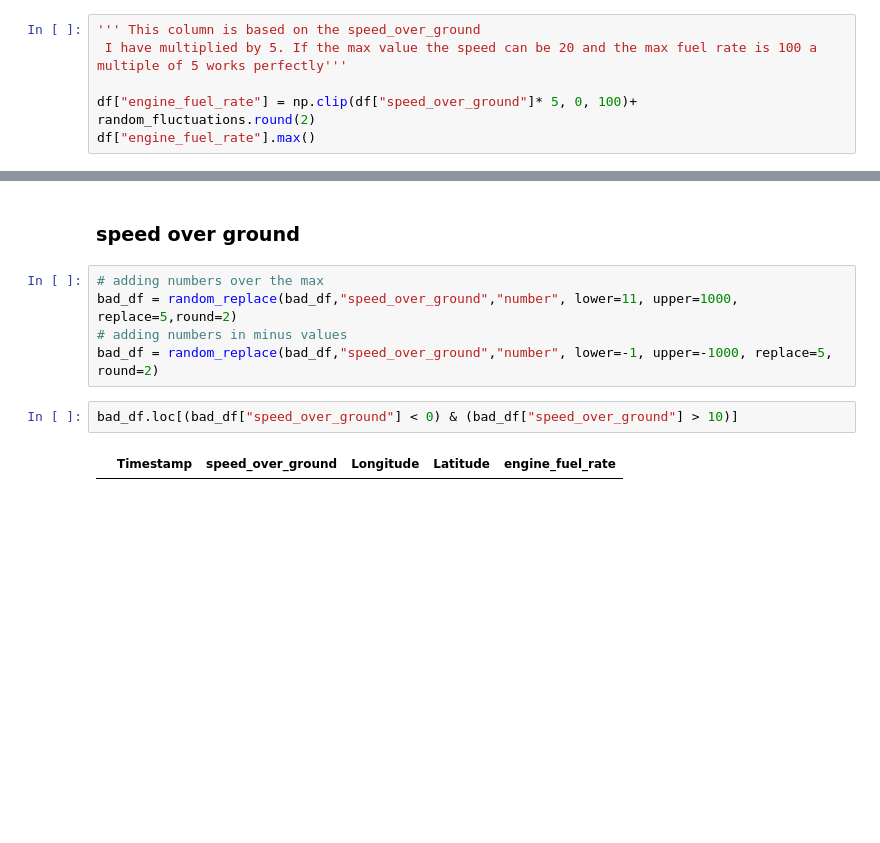
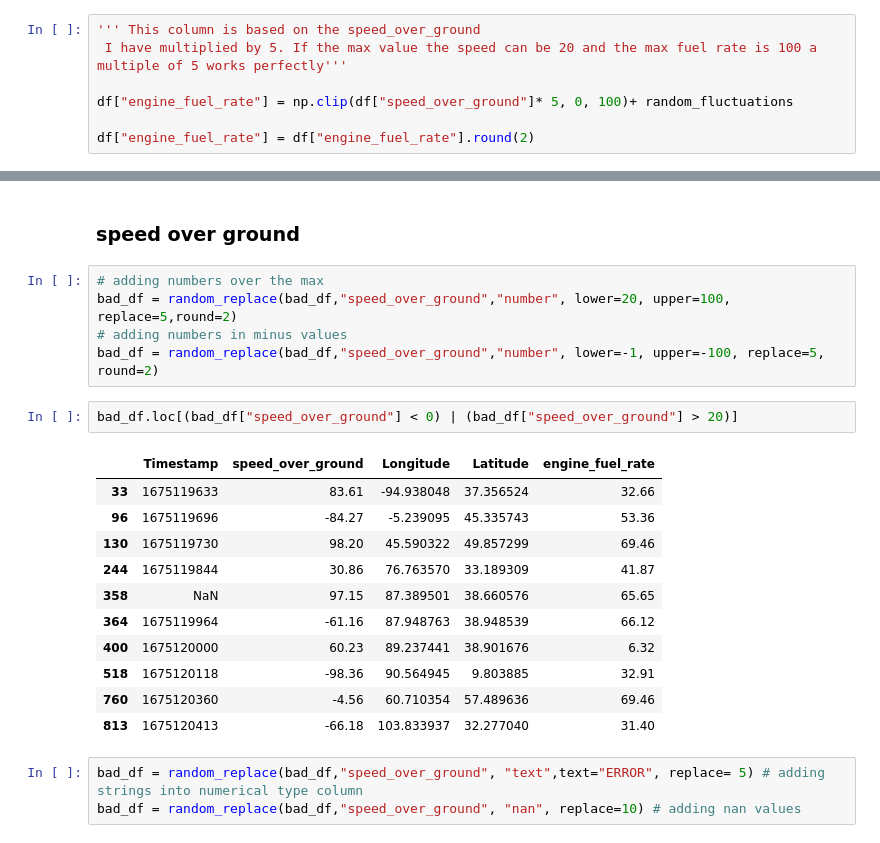
Before and after one commit to SCGlass/parquet_conversion, a Jupyter notebook: dummy_data/dummy_data.ipynb, the cells around one changed output, grey strips where cells are left out. Saved outputs shown, nothing was run; the diff lists cells and outputs as text; blank space fills up the shorter version.

```diff
--- a/dummy_data/dummy_data.ipynb
+++ b/dummy_data/dummy_data.ipynb
@@ -216,5 +216,6 @@ Text(0.5, 1.0, 'Latitude')
 ''' This column is based on the speed_over_ground
  I have multiplied by 5. If the max value the speed can be 20 and the max fuel rate is 100 a multiple of 5 works perfectly'''
 
-df["engine_fuel_rate"] = np.clip(df["speed_over_ground"]* 5, 0, 100)+ random_fluctuations.round(2)
-df["engine_fuel_rate"].max()
+df["engine_fuel_rate"] = np.clip(df["speed_over_ground"]* 5, 0, 100)+ random_fluctuations
+
+df["engine_fuel_rate"] = df["engine_fuel_rate"].round(2)
@@ -415,10 +414,23 @@ memory usage: 39.2+ KB
 ### speed over ground
 # %%
 # adding numbers over the max
-bad_df = random_replace(bad_df,"speed_over_ground","number", lower=11, upper=1000, replace=5,round=2)
+bad_df = random_replace(bad_df,"speed_over_ground","number", lower=20, upper=100, replace=5,round=2)
 # adding numbers in minus values
-bad_df = random_replace(bad_df,"speed_over_ground","number", lower=-1, upper=-1000, replace=5, round=2)
+bad_df = random_replace(bad_df,"speed_over_ground","number", lower=-1, upper=-100, replace=5, round=2)
 # %%
-bad_df.loc[(bad_df["speed_over_ground"] < 0) & (bad_df["speed_over_ground"] > 10)]
+bad_df.loc[(bad_df["speed_over_ground"] < 0) | (bad_df["speed_over_ground"] > 20)]
 # %% [output]
 |  | Timestamp | speed_over_ground | Longitude | Latitude | engine_fuel_rate |
+| 33 | 1675119633 | 83.61 | -94.938048 | 37.356524 | 32.66 |
+| 96 | 1675119696 | -84.27 | -5.239095 | 45.335743 | 53.36 |
+| 130 | 1675119730 | 98.20 | 45.590322 | 49.857299 | 69.46 |
+| 244 | 1675119844 | 30.86 | 76.763570 | 33.189309 | 41.87 |
+| 358 | NaN | 97.15 | 87.389501 | 38.660576 | 65.65 |
+| 364 | 1675119964 | -61.16 | 87.948763 | 38.948539 | 66.12 |
+| 400 | 1675120000 | 60.23 | 89.237441 | 38.901676 | 6.32 |
+| 518 | 1675120118 | -98.36 | 90.564945 | 9.803885 | 32.91 |
+| 760 | 1675120360 | -4.56 | 60.710354 | 57.489636 | 69.46 |
+| 813 | 1675120413 | -66.18 | 103.833937 | 32.277040 | 31.40 |
+# %%
+bad_df = random_replace(bad_df,"speed_over_ground", "text",text="ERROR", replace= 5) # adding strings into numerical type column
+bad_df = random_replace(bad_df,"speed_over_ground", "nan", replace=10) # adding nan values
```
Also changed, not shown: parts of 15 cells of this notebook, 1 other file.
